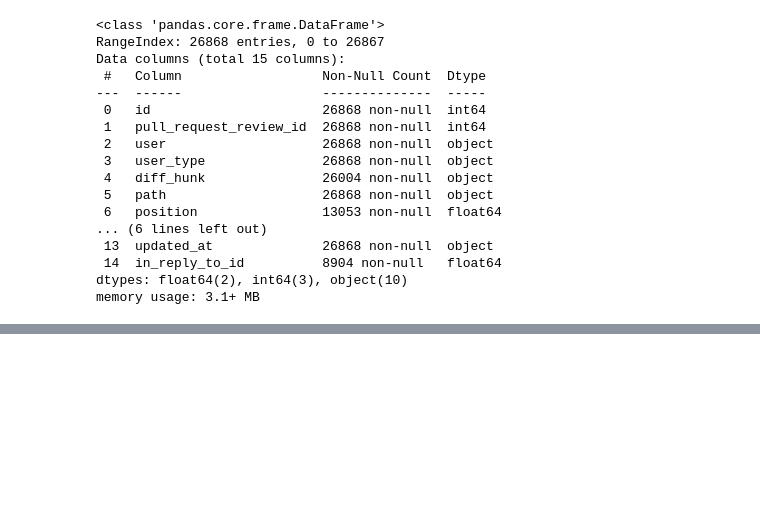
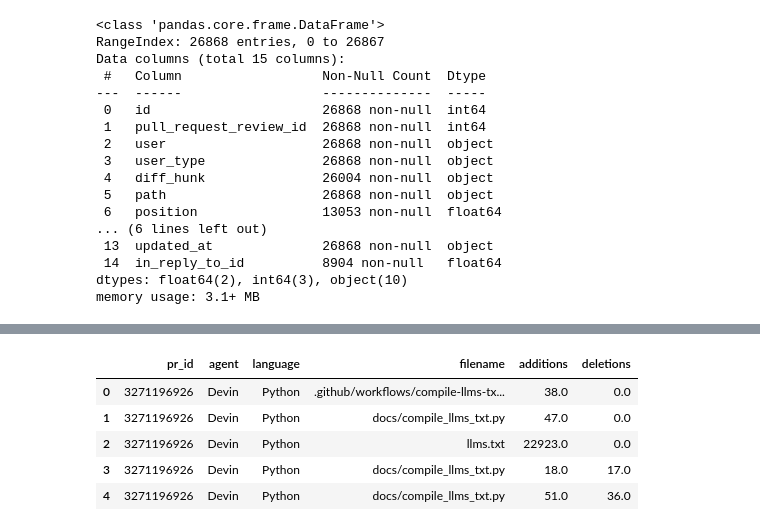
Before and after one commit to Lay-ke/Data-mining, a Jupyter notebook: analysis/load_AIDev.ipynb, the cells around one changed output, grey strips where cells are left out. Drawn from its saved outputs; the diff is of its cells as text; code cells hidden in the pictures; blank space fills up the shorter version.

```diff
--- a/analysis/load_AIDev.ipynb
+++ b/analysis/load_AIDev.ipynb
@@ -242,0 +333,20 @@ memory usage: 3.1+ MB
+# %%
+# Merge commit details with PR + Repo info
+merged_df = pr_commit_details_df.merge(
+    pr_repo_df[['id', 'agent', 'language', 'stars']],
+    left_on='pr_id', right_on='id',
+    suffixes=('_commit', '_pr')
+)
+
+# Rename 'id' from the PR table to something clear
+merged_df = merged_df.rename(columns={'id': 'pr_table_id'})
+
+# Quick check
+merged_df[['pr_id', 'agent', 'language', 'filename', 'additions', 'deletions']].head()
+# %% [output]
+|  | pr_id | agent | language | filename | additions | deletions |
+| 0 | 3271196926 | Devin | Python | .github/workflows/compile-llms-tx... | 38.0 | 0.0 |
+| 1 | 3271196926 | Devin | Python | docs/compile_llms_txt.py | 47.0 | 0.0 |
+| 2 | 3271196926 | Devin | Python | llms.txt | 22923.0 | 0.0 |
+| 3 | 3271196926 | Devin | Python | docs/compile_llms_txt.py | 18.0 | 17.0 |
+| 4 | 3271196926 | Devin | Python | docs/compile_llms_txt.py | 51.0 | 36.0 |
```
Also changed, not shown: parts of 8 cells of this notebook.
